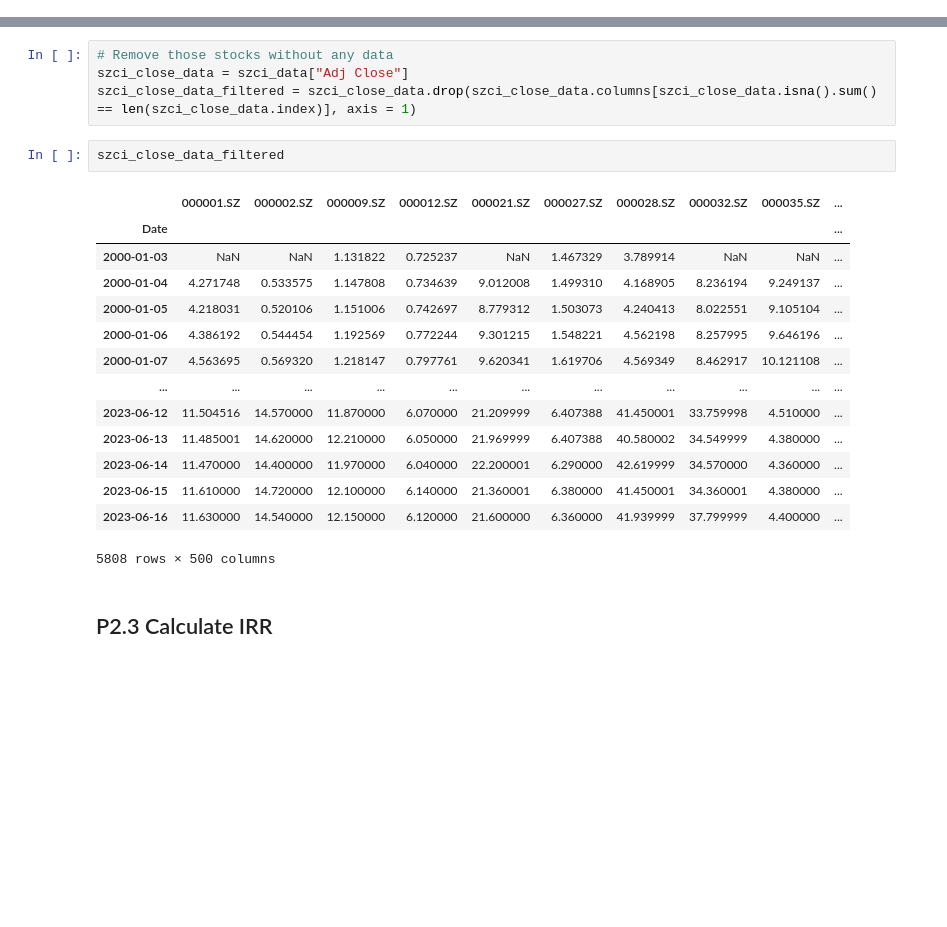
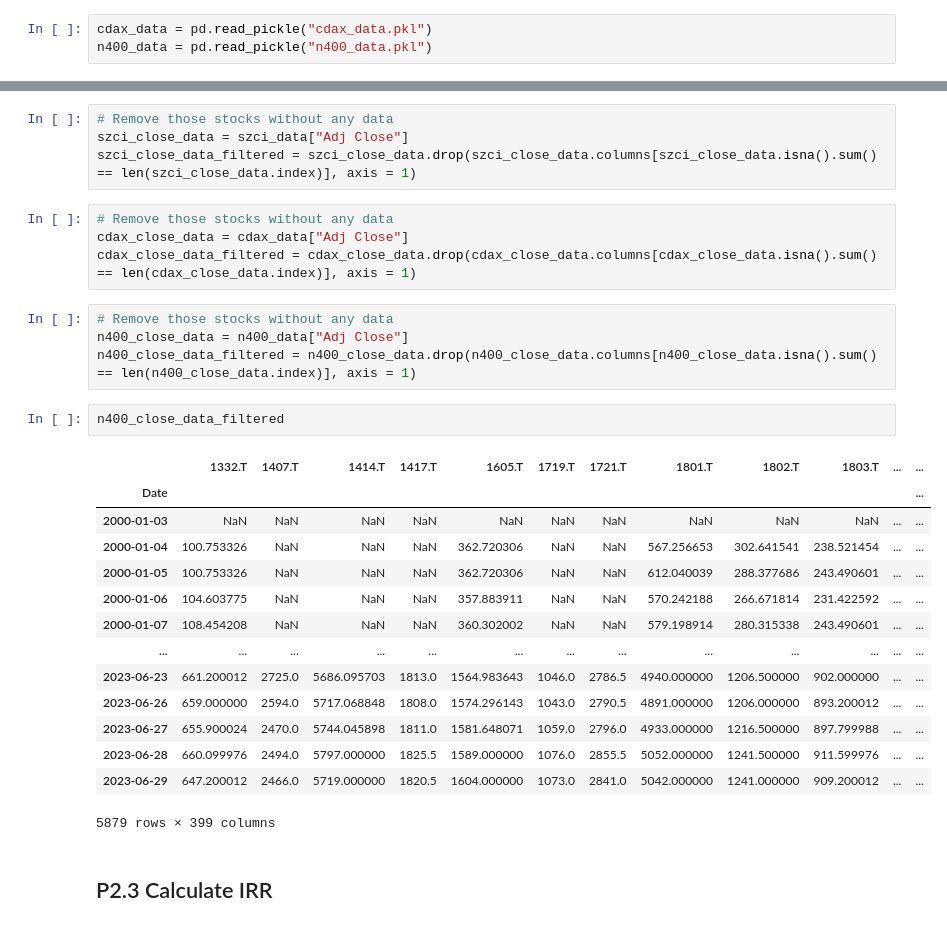
Before and after one commit to ckyma/exchatbook, a Jupyter notebook: getYahooData.ipynb, the cells around one changed output, grey strips where cells are left out. Saved outputs shown, nothing was run; the diff lists cells and outputs as text; blank space fills up the shorter version.

Commit message:
Added CDAX and N400 to Page 2

```diff
--- a/getYahooData.ipynb
+++ b/getYahooData.ipynb
@@ -927,6 +974,9 @@ ssci_data = pd.read_pickle("ssci_data.pkl")
 szci_data = pd.read_pickle("szci_data.pkl")
 rut_data = pd.read_pickle("rut_data.pkl")
 ftas_data = pd.read_pickle("ftas_data.pkl")
+# %%
+cdax_data = pd.read_pickle("cdax_data.pkl")
+n400_data = pd.read_pickle("n400_data.pkl")
 # %%
 # Remove those stocks without any data
 ftas_close_data = ftas_data["Adj Close"]
@@ -943,23 +993,31 @@ ssci_close_data_filtered = ssci_close_data.drop(ssci_close_data.columns[ssci_clo
 # Remove those stocks without any data
 szci_close_data = szci_data["Adj Close"]
 szci_close_data_filtered = szci_close_data.drop(szci_close_data.columns[szci_close_data.isna().sum() == len(szci_close_data.index)], axis = 1)
+# %%
+# Remove those stocks without any data
+cdax_close_data = cdax_data["Adj Close"]
+cdax_close_data_filtered = cdax_close_data.drop(cdax_close_data.columns[cdax_close_data.isna().sum() == len(cdax_close_data.index)], axis = 1)
+# %%
+# Remove those stocks without any data
+n400_close_data = n400_data["Adj Close"]
+n400_close_data_filtered = n400_close_data.drop(n400_close_data.columns[n400_close_data.isna().sum() == len(n400_close_data.index)], axis = 1)
 # %%
-szci_close_data_filtered
+n400_close_data_filtered
 # %% [output]
-|  | 000001.SZ | 000002.SZ | 000009.SZ | 000012.SZ | 000021.SZ | 000027.SZ | 000028.SZ | 000032.SZ | 000035.SZ | ... |
-| Date |  |  |  |  |  |  |  |  |  | ... |
-| 2000-01-03 | NaN | NaN | 1.131822 | 0.725237 | NaN | 1.467329 | 3.789914 | NaN | NaN | ... |
-| 2000-01-04 | 4.271748 | 0.533575 | 1.147808 | 0.734639 | 9.012008 | 1.499310 | 4.168905 | 8.236194 | 9.249137 | ... |
-| 2000-01-05 | 4.218031 | 0.520106 | 1.151006 | 0.742697 | 8.779312 | 1.503073 | 4.240413 | 8.022551 | 9.105104 | ... |
-| 2000-01-06 | 4.386192 | 0.544454 | 1.192569 | 0.772244 | 9.301215 | 1.548221 | 4.562198 | 8.257995 | 9.646196 | ... |
-| 2000-01-07 | 4.563695 | 0.569320 | 1.218147 | 0.797761 | 9.620341 | 1.619706 | 4.569349 | 8.462917 | 10.121108 | ... |
-| ... | ... | ... | ... | ... | ... | ... | ... | ... | ... | ... |
-| 2023-06-12 | 11.504516 | 14.570000 | 11.870000 | 6.070000 | 21.209999 | 6.407388 | 41.450001 | 33.759998 | 4.510000 | ... |
-| 2023-06-13 | 11.485001 | 14.620000 | 12.210000 | 6.050000 | 21.969999 | 6.407388 | 40.580002 | 34.549999 | 4.380000 | ... |
-| 2023-06-14 | 11.470000 | 14.400000 | 11.970000 | 6.040000 | 22.200001 | 6.290000 | 42.619999 | 34.570000 | 4.360000 | ... |
-| 2023-06-15 | 11.610000 | 14.720000 | 12.100000 | 6.140000 | 21.360001 | 6.380000 | 41.450001 | 34.360001 | 4.380000 | ... |
-| 2023-06-16 | 11.630000 | 14.540000 | 12.150000 | 6.120000 | 21.600000 | 6.360000 | 41.939999 | 37.799999 | 4.400000 | ... |
+|  | 1332.T | 1407.T | 1414.T | 1417.T | 1605.T | 1719.T | 1721.T | 1801.T | 1802.T | 1803.T | ... | ... |
+| Date |  |  |  |  |  |  |  |  |  |  |  | ... |
+| 2000-01-03 | NaN | NaN | NaN | NaN | NaN | NaN | NaN | NaN | NaN | NaN | ... | ... |
+| 2000-01-04 | 100.753326 | NaN | NaN | NaN | 362.720306 | NaN | NaN | 567.256653 | 302.641541 | 238.521454 | ... | ... |
+| 2000-01-05 | 100.753326 | NaN | NaN | NaN | 362.720306 | NaN | NaN | 612.040039 | 288.377686 | 243.490601 | ... | ... |
+| 2000-01-06 | 104.603775 | NaN | NaN | NaN | 357.883911 | NaN | NaN | 570.242188 | 266.671814 | 231.422592 | ... | ... |
+| 2000-01-07 | 108.454208 | NaN | NaN | NaN | 360.302002 | NaN | NaN | 579.198914 | 280.315338 | 243.490601 | ... | ... |
+| ... | ... | ... | ... | ... | ... | ... | ... | ... | ... | ... | ... | ... |
+| 2023-06-23 | 661.200012 | 2725.0 | 5686.095703 | 1813.0 | 1564.983643 | 1046.0 | 2786.5 | 4940.000000 | 1206.500000 | 902.000000 | ... | ... |
+| 2023-06-26 | 659.000000 | 2594.0 | 5717.068848 | 1808.0 | 1574.296143 | 1043.0 | 2790.5 | 4891.000000 | 1206.000000 | 893.200012 | ... | ... |
+| 2023-06-27 | 655.900024 | 2470.0 | 5744.045898 | 1811.0 | 1581.648071 | 1059.0 | 2796.0 | 4933.000000 | 1216.500000 | 897.799988 | ... | ... |
+| 2023-06-28 | 660.099976 | 2494.0 | 5797.000000 | 1825.5 | 1589.000000 | 1076.0 | 2855.5 | 5052.000000 | 1241.500000 | 911.599976 | ... | ... |
+| 2023-06-29 | 647.200012 | 2466.0 | 5719.000000 | 1820.5 | 1604.000000 | 1073.0 | 2841.0 | 5042.000000 | 1241.000000 | 909.200012 | ... | ... |
-5808 rows × 500 columns
+5879 rows × 399 columns
 # %% [markdown]
 ## P2.3 Calculate IRR
 # %%
```
Also changed, not shown: parts of 16 cells of this notebook, 7 other files.
